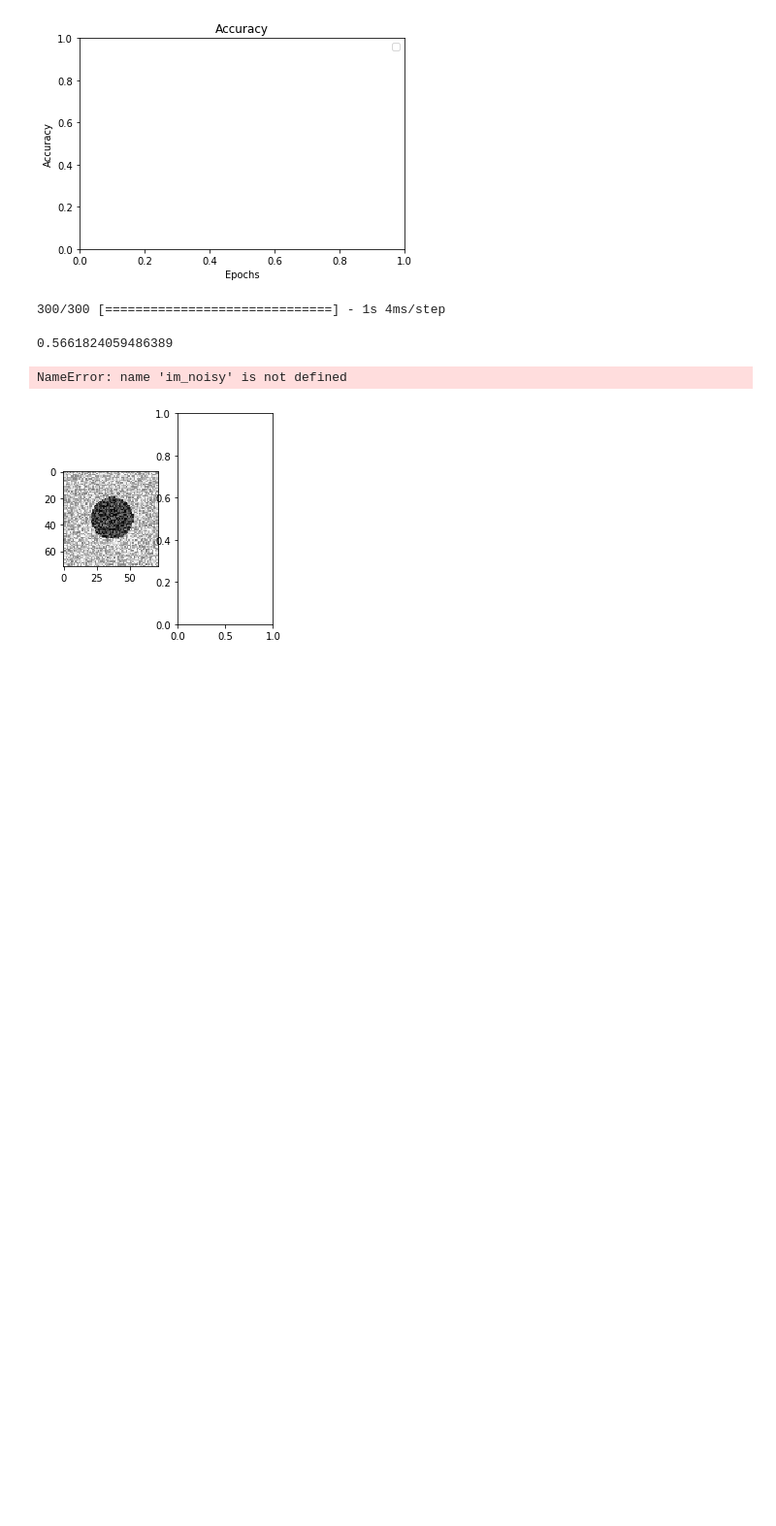
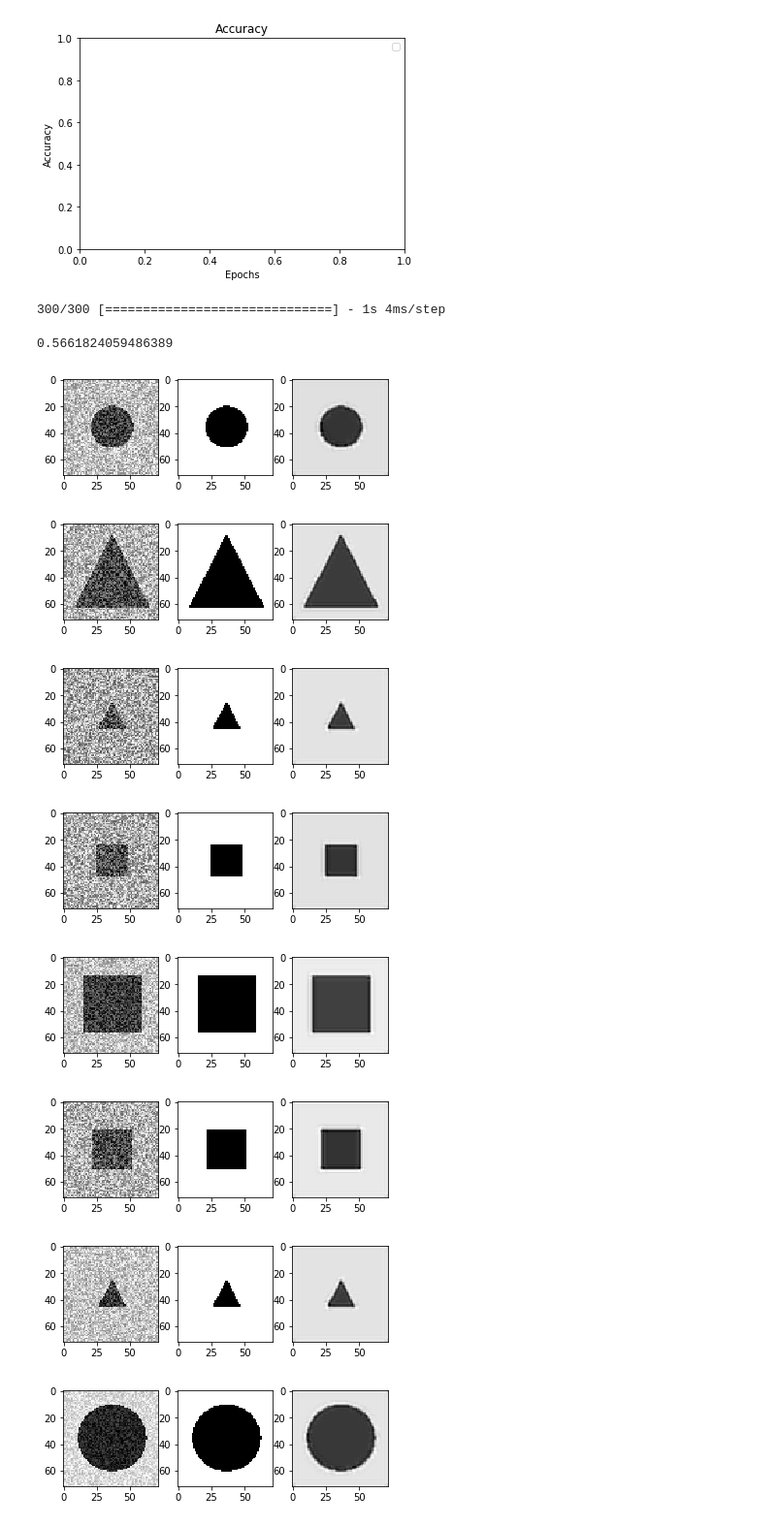
Before and after one commit to Fatiine/Deep-Learning-Assignements, a Jupyter notebook: Image Classification and Regression/Classification_and_Regression.ipynb, the cells around one changed output. Shown at 97% size. Saved outputs shown, nothing was run; the diff lists cells and outputs as text; code cells hidden in the pictures; blank space fills up the shorter version.

Commit message:
Image denoising update

```diff
--- a/Image Classification and Regression/Classification_and_Regression.ipynb
+++ b/Image Classification and Regression/Classification_and_Regression.ipynb
@@ -826,15 +826,21 @@ Y_predicted = denoise_model.predict(X_test_n)
 # %%
 N = 10
 for i, (im, noisy_im, pred_im) in enumerate(zip(Y_test_n, X_test_n, Y_predicted)):
     plt.subplot(1, 3, 1)
     plt.imshow(im.reshape(72,72), cmap='gray')
     plt.subplot(1, 3, 2)
     plt.imshow(noisy_im.reshape(72,72), cmap='gray')
     plt.subplot(1, 3, 3)
-    plt.imshow(im_out.reshape(72,72), cmap='gray')
+    plt.imshow(pred_im.reshape(72,72), cmap='gray')
     plt.show()
     if i > N:
         break
 # %% [output]
-NameError: name 'im_noisy' is not defined
-[figure, old version]
+[figure, new version]
+[figure, added]
+[figure, added]
+[figure, added]
+[figure, added]
+[figure, added]
+[figure, added]
+[figure, added]
```
Also changed, not shown: parts of 2 cells of this notebook.
